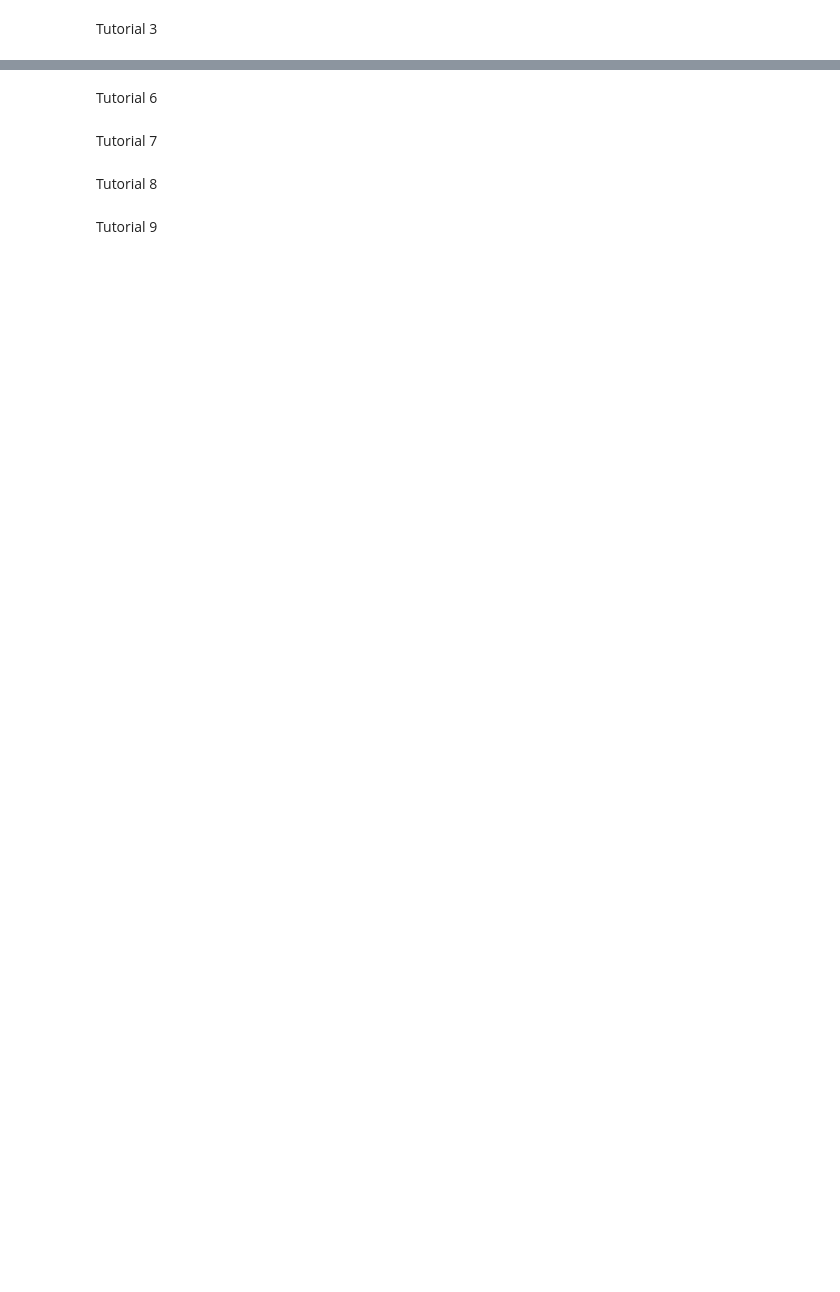
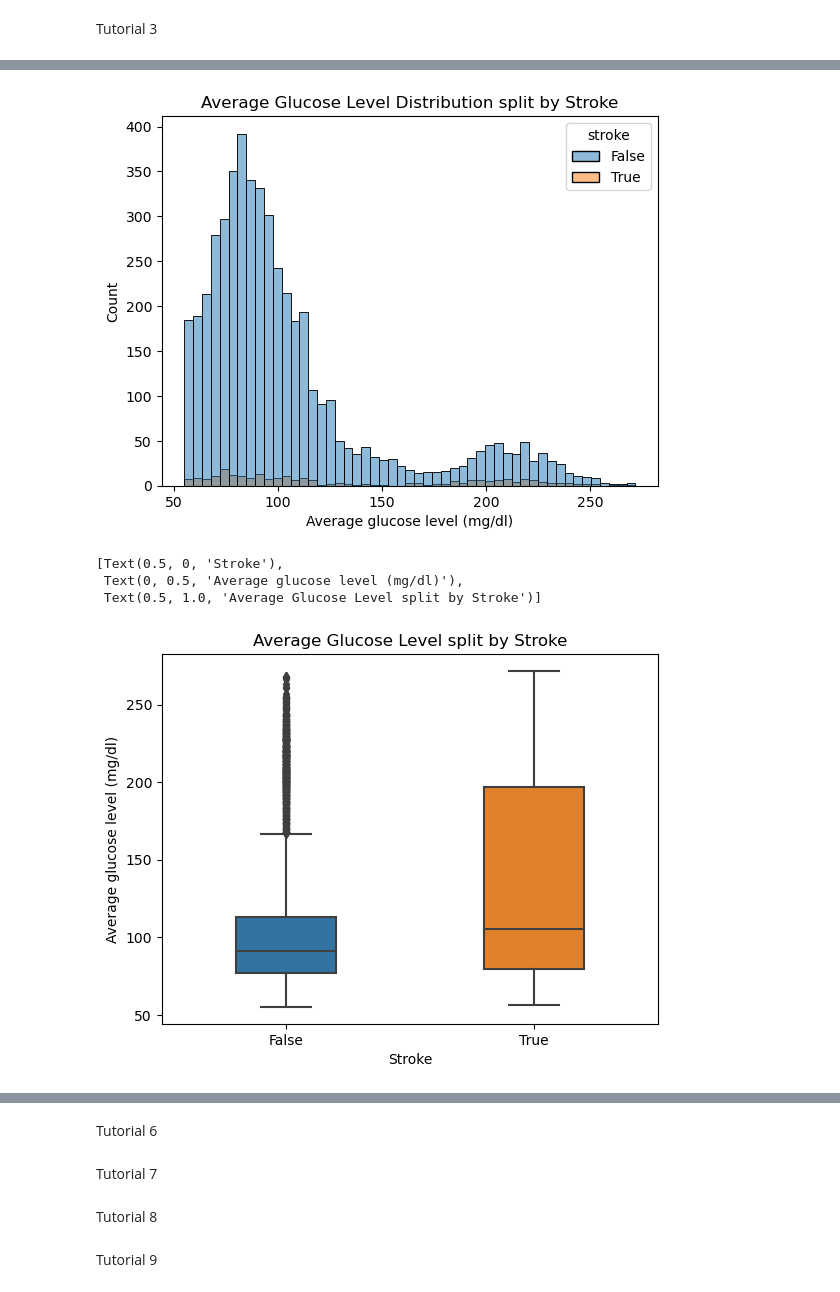
Before and after one commit to mustra12/project_FoDS, a Jupyter notebook: projectFoDS.ipynb, the cells around one changed output, grey strips where cells are left out. Saved outputs shown, nothing was run; the diff lists cells and outputs as text; code cells hidden in the pictures; blank space fills up the shorter version.

```diff
--- a/projectFoDS.ipynb
+++ b/projectFoDS.ipynb
@@ -172,11 +246,17 @@ fig_age_stroke.set(xlabel = 'Stroke', ylabel = 'Age (years)', title = 'Age split
 # %%
 # avg_glucose_level
 fig_avg_glucose_level = sns.histplot(data, x = 'avg_glucose_level', hue = 'stroke')
-fig_avg_glucose_level.set(xlabel = 'Average glucose level (???)', ylabel = 'Count', title = 'Average Glucose Level Distribution split by Stroke')
+fig_avg_glucose_level.set(xlabel = 'Average glucose level (mg/dl)', ylabel = 'Count', title = 'Average Glucose Level Distribution split by Stroke')
 plt.show()
 
 fig_avg_glucose_level = sns.boxplot(data, x = 'stroke', y ='avg_glucose_level',width=0.4)
-fig_avg_glucose_level.set(xlabel = 'Stroke', ylabel = 'Average glucose level (???)', title = 'Average Glucose Level split by Stroke')
+fig_avg_glucose_level.set(xlabel = 'Stroke', ylabel = 'Average glucose level (mg/dl)', title = 'Average Glucose Level split by Stroke')
+# %% [output]
+[figure, added]
+[Text(0.5, 0, 'Stroke'),
+ Text(0, 0.5, 'Average glucose level (mg/dl)'),
+ Text(0.5, 1.0, 'Average Glucose Level split by Stroke')]
+[figure, added]
 # %%
 # bmi
 fig_bmi = sns.histplot(data, x = 'bmi', hue = 'stroke')
```
Also changed, not shown: parts of 22 cells of this notebook.
